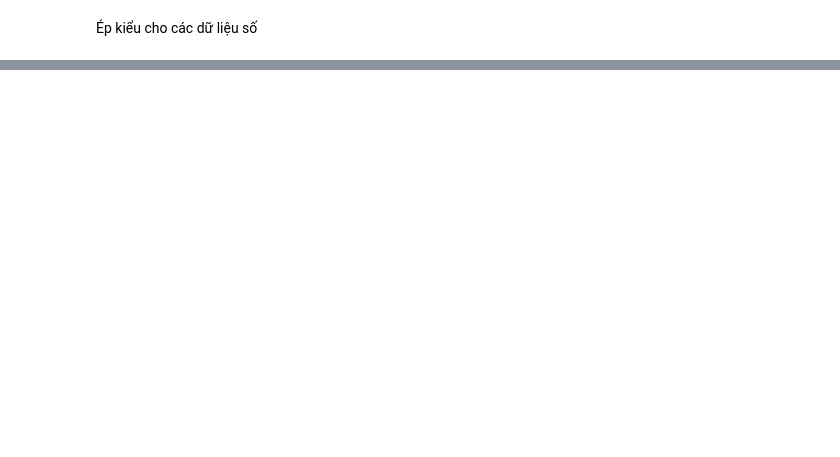
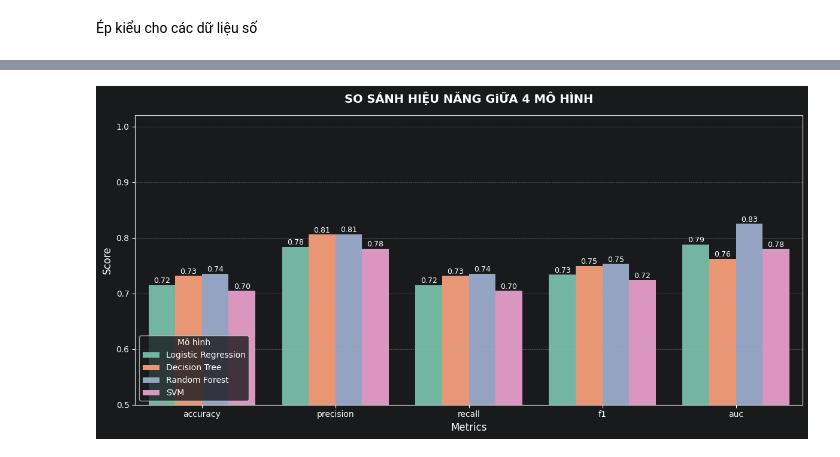
Before and after one commit to nhupham31231022752/N17_DuLieuLonVaUngDung, a Jupyter notebook: src/Airbnb_SparkML.ipynb, the cells around one changed output, grey strips where cells are left out. Cells and saved outputs as stored; diff of their text form; code cells hidden in the pictures; blank space fills up the shorter version.

```diff
--- a/src/Airbnb_SparkML.ipynb
+++ b/src/Airbnb_SparkML.ipynb
@@ -198,0 +320,18 @@ df.select(NUMERIC_COLS).printSchema()
+# %%
+print("=" * 40)
+print(" MÔ HÌNH 1: LOGISTIC REGRESSION (LR)")
+print("=" * 40)
+
+# Xây dựng Pipeline (không cần StandardScaler)
+lr_stages, feature_cols = build_preprocessing_stages(with_scaling=False)
+lr = LogisticRegression(featuresCol="features", labelCol="label", weightCol="class_weight", maxIter=10)
+lr_stages.append(lr)
+
+# Huấn luyện
+lr_pipeline = Pipeline(stages=lr_stages)
+lr_model = lr_pipeline.fit(train_data)
+lr_predictions = lr_model.transform(test_data)
+
+# Đánh giá
+res_lr = evaluate_model(lr_predictions, "Logistic Regression")
+results_summary.append(res_lr)
@@ -198,0 +522,53 @@ df.select(NUMERIC_COLS).printSchema()
+# %%
+
+import pandas as pd
+import matplotlib.pyplot as plt
+import seaborn as sns
+
+# 1. Chuyển list kết quả của bạn thành DataFrame Pandas để dễ vẽ
+df_plot = pd.DataFrame(full_results)
+
+# 2. Xoay dọc bảng dữ liệu (Melt) để nạp vào Seaborn
+df_melted = pd.melt(
+    df_plot,
+    id_vars=["Model"],
+    var_name="Metric",
+    value_name="Score"
+)
+
+# 3. Khởi tạo khung vẽ
+plt.figure(figsize=(12, 6))
+
+# 4. Vẽ biểu đồ cột nhóm
+ax = sns.barplot(
+    x="Metric",
+    y="Score",
+    hue="Model",
+    data=df_melted,
+    palette="Set2"
+)
+
+# Giới hạn trục Y từ 0.5 đến 1.0
+# để thấy rõ sự chênh lệch nhỏ giữa các mô hình tốt
+plt.ylim(0.5, 1.02)
+
+plt.title("SO SÁNH HIỆU NĂNG GiỮA 4 MÔ HÌNH", fontsize=14, fontweight='bold', pad=15)
+plt.xlabel("Metrics", fontsize=12)
+plt.ylabel("Score", fontsize=12)
+plt.grid(axis='y', linestyle='--', alpha=0.5)
+plt.legend(title="Mô hình", loc="lower left")
+
+# Hiển thị số điểm cụ thể lên đầu mỗi cột cho dễ nhìn
+for p in ax.patches:
+    if p.get_height() > 0: # Chỉ hiển thị nếu cột có độ cao
+        ax.annotate(f"{p.get_height():.2f}",
+                    (p.get_x() + p.get_width() / 2., p.get_height()),
+                    ha='center', va='center',
+                    xytext=(0, 5),
+                    textcoords='offset points',
+                    fontsize=9)
+
+plt.tight_layout()
+plt.show()
+# %% [output]
+[figure, added]
```
Also changed, not shown: parts of 21 cells of this notebook.
